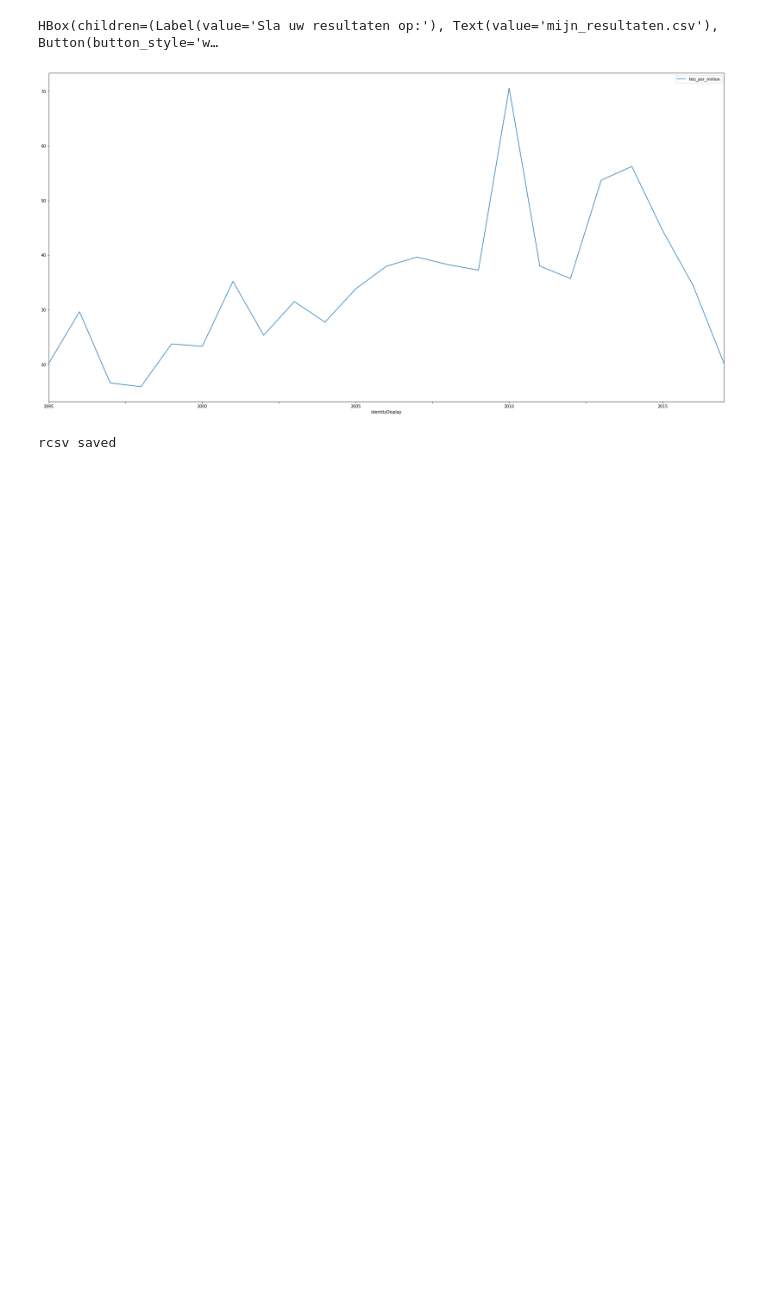
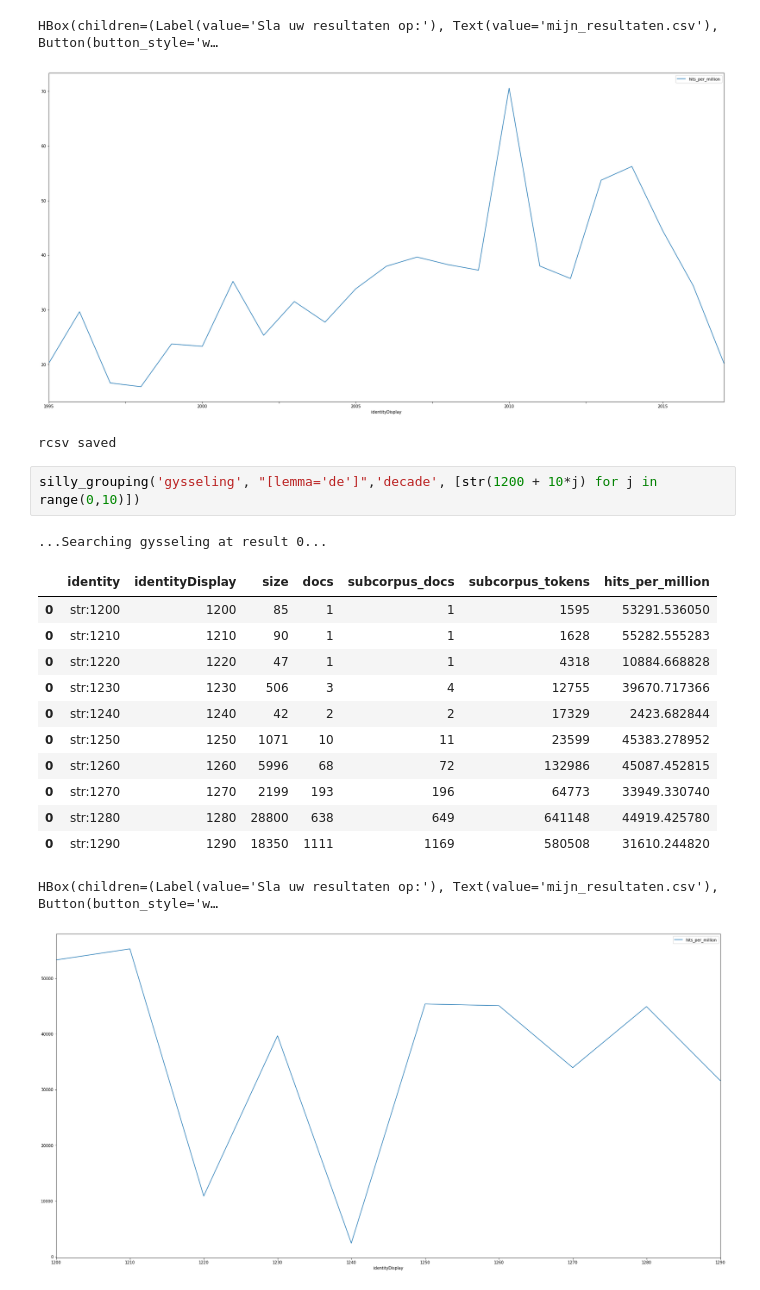
Before and after one commit to INL/chaining-search, a Jupyter notebook: contrib/Lidwood.ipynb, the cells around one changed output. Drawn from its saved outputs; the diff is of its cells as text; blank space fills up the shorter version.

```diff
--- a/contrib/Lidwood.ipynb
+++ b/contrib/Lidwood.ipynb
@@ -167,3 +230,20 @@ silly_grouping('chn_i', "[lemma='brandweer']",'pubYear_from', values)
 HBox(children=(Label(value='Sla uw resultaten op:'), Text(value='mijn_resultaten.csv'), Button(button_style='w…
 [figure]
 rcsv saved
+# %%
+silly_grouping('gysseling', "[lemma='de']",'decade', [str(1200 + 10*j) for j in range(0,10)])
+# %% [output]
+...Searching gysseling at result 0...
+|  | identity | identityDisplay | size | docs | subcorpus_docs | subcorpus_tokens | hits_per_million |
+| 0 | str:1200 | 1200 | 85 | 1 | 1 | 1595 | 53291.536050 |
+| 0 | str:1210 | 1210 | 90 | 1 | 1 | 1628 | 55282.555283 |
+| 0 | str:1220 | 1220 | 47 | 1 | 1 | 4318 | 10884.668828 |
+| 0 | str:1230 | 1230 | 506 | 3 | 4 | 12755 | 39670.717366 |
+| 0 | str:1240 | 1240 | 42 | 2 | 2 | 17329 | 2423.682844 |
+| 0 | str:1250 | 1250 | 1071 | 10 | 11 | 23599 | 45383.278952 |
+| 0 | str:1260 | 1260 | 5996 | 68 | 72 | 132986 | 45087.452815 |
+| 0 | str:1270 | 1270 | 2199 | 193 | 196 | 64773 | 33949.330740 |
+| 0 | str:1280 | 1280 | 28800 | 638 | 649 | 641148 | 44919.425780 |
+| 0 | str:1290 | 1290 | 18350 | 1111 | 1169 | 580508 | 31610.244820 |
+HBox(children=(Label(value='Sla uw resultaten op:'), Text(value='mijn_resultaten.csv'), Button(button_style='w…
+[figure, added]
```
Also changed, not shown: parts of 7 cells of this notebook, 2 other files.
